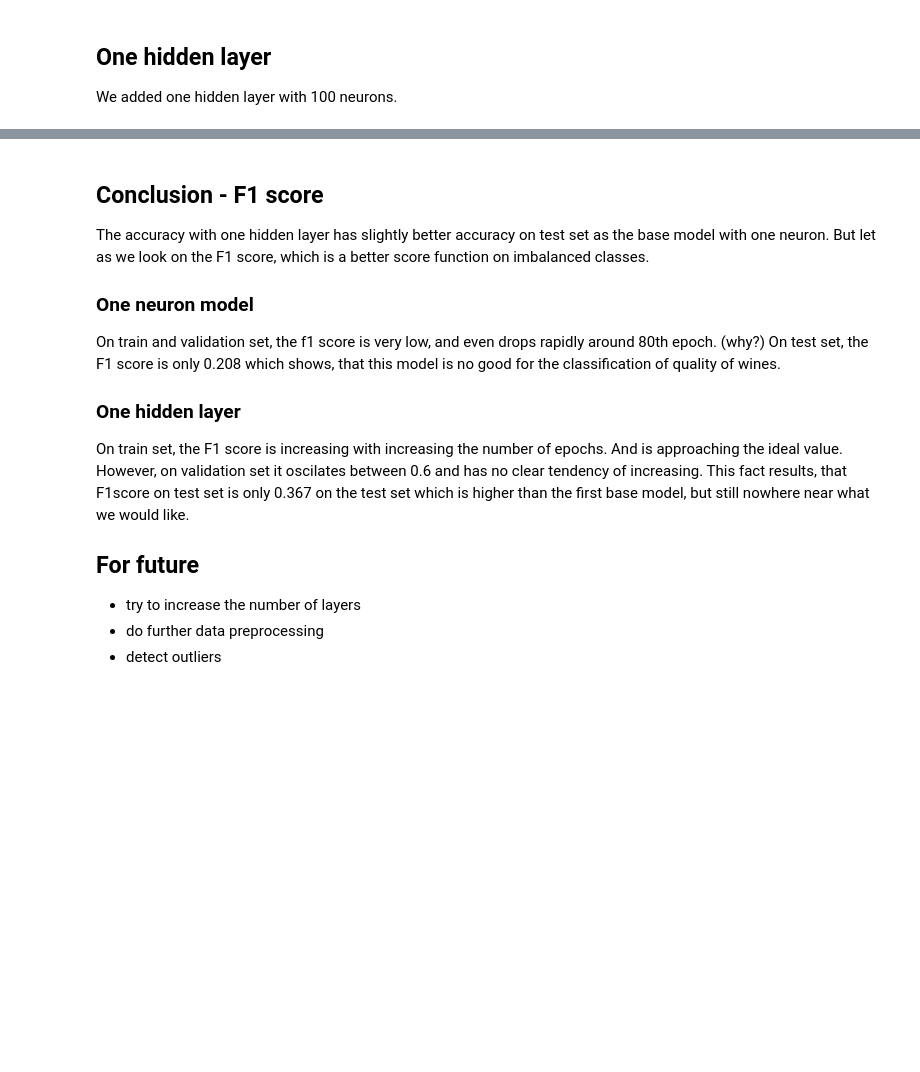
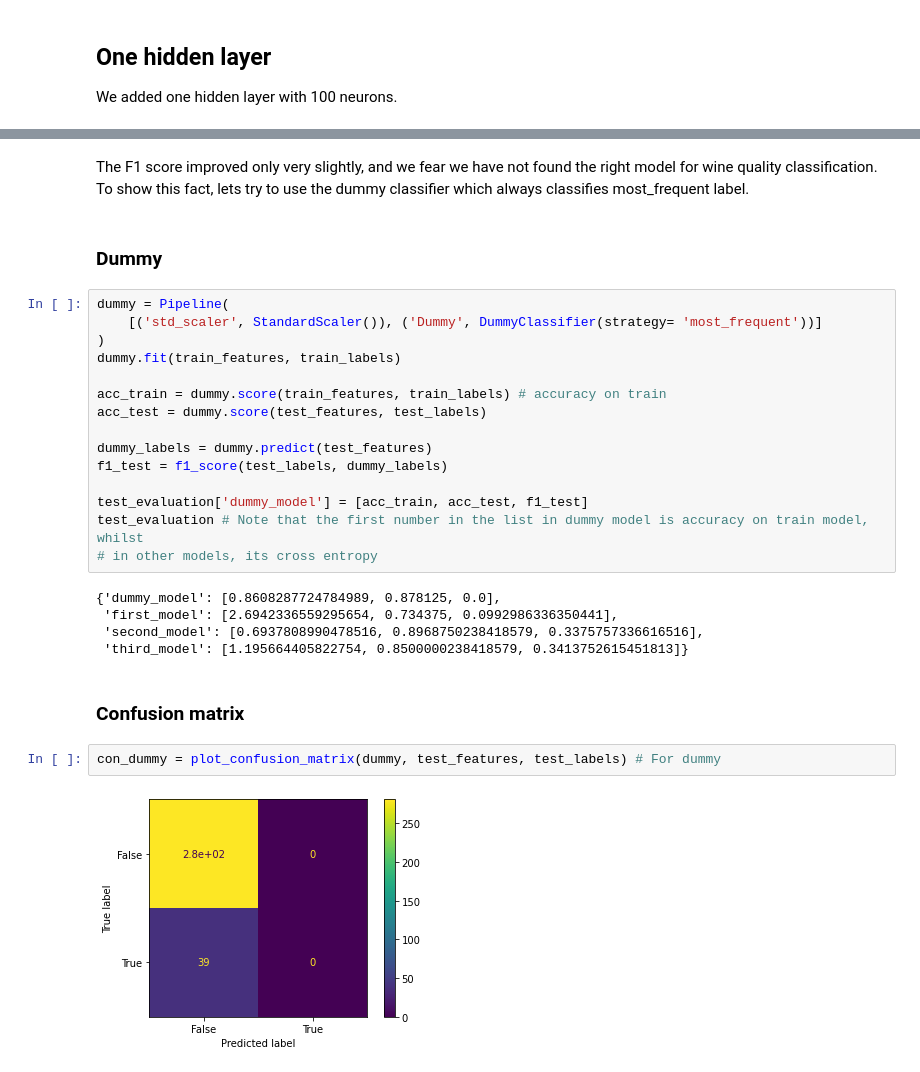
Before and after one commit to katarinagresova/M7DataSP_2020, a Jupyter notebook: assignment_02/NeuralNetwork.ipynb, the cells around one changed output, grey strips where cells are left out. Drawn from its saved outputs; the diff is of its cells as text; blank space fills up the shorter version.

```diff
--- a/assignment_02/NeuralNetwork.ipynb
+++ b/assignment_02/NeuralNetwork.ipynb
@@ -332,17 +303,30 @@ test_evaluation
-# %% [markdown]
-## Conclusion - F1 score
-
-The accuracy with one hidden layer has slightly better accuracy on test set as the base model with one neuron. But let as we look on the F1 score, which is a better score function on imbalanced classes.
-
-### One neuron model
-On train and validation set, the f1 score is very low, and even drops rapidly around 80th epoch. (why?)
-On test set, the F1 score is only 0.208 which shows, that this model is no good for the classification of quality of wines.
-
-### One hidden layer
-
-On train set, the F1 score is increasing with increasing the number of epochs. And is approaching the ideal value. However, on validation set it oscilates between 0.6  and has no clear tendency of increasing. This fact results, that F1score on test set is only 0.367 on the test set which is higher than the first base model, but still nowhere near what we would like.
-
-## For future
- - try to increase the number of layers
- - do further data preprocessing
- - detect outliers
+# %% [markdown]
+The F1 score improved only very slightly, and we fear we have not found the right model for wine quality classification. To show this fact, lets try to use the dummy classifier which always classifies most_frequent label.
+# %% [markdown]
+### Dummy
+# %%
+dummy = Pipeline(
+    [('std_scaler', StandardScaler()), ('Dummy', DummyClassifier(strategy= 'most_frequent'))]
+)
+dummy.fit(train_features, train_labels)
+
+acc_train = dummy.score(train_features, train_labels) # accuracy on train
+acc_test = dummy.score(test_features, test_labels)
+
+dummy_labels = dummy.predict(test_features)
+f1_test = f1_score(test_labels, dummy_labels)
+
+test_evaluation['dummy_model'] = [acc_train, acc_test, f1_test]
+test_evaluation # Note that the first number in the list in dummy model is accuracy on train model, whilst
+# in other models, its cross entropy
+# %% [output]
+{'dummy_model': [0.8608287724784989, 0.878125, 0.0],
+ 'first_model': [2.6942336559295654, 0.734375, 0.0992986336350441],
+ 'second_model': [0.6937808990478516, 0.8968750238418579, 0.3375757336616516],
+ 'third_model': [1.195664405822754, 0.8500000238418579, 0.3413752615451813]}
+# %% [markdown]
+### Confusion matrix
+# %%
+con_dummy = plot_confusion_matrix(dummy, test_features, test_labels) # For dummy
+# %% [output]
+[figure, added]
```
Also changed, not shown: parts of 29 cells of this notebook.
